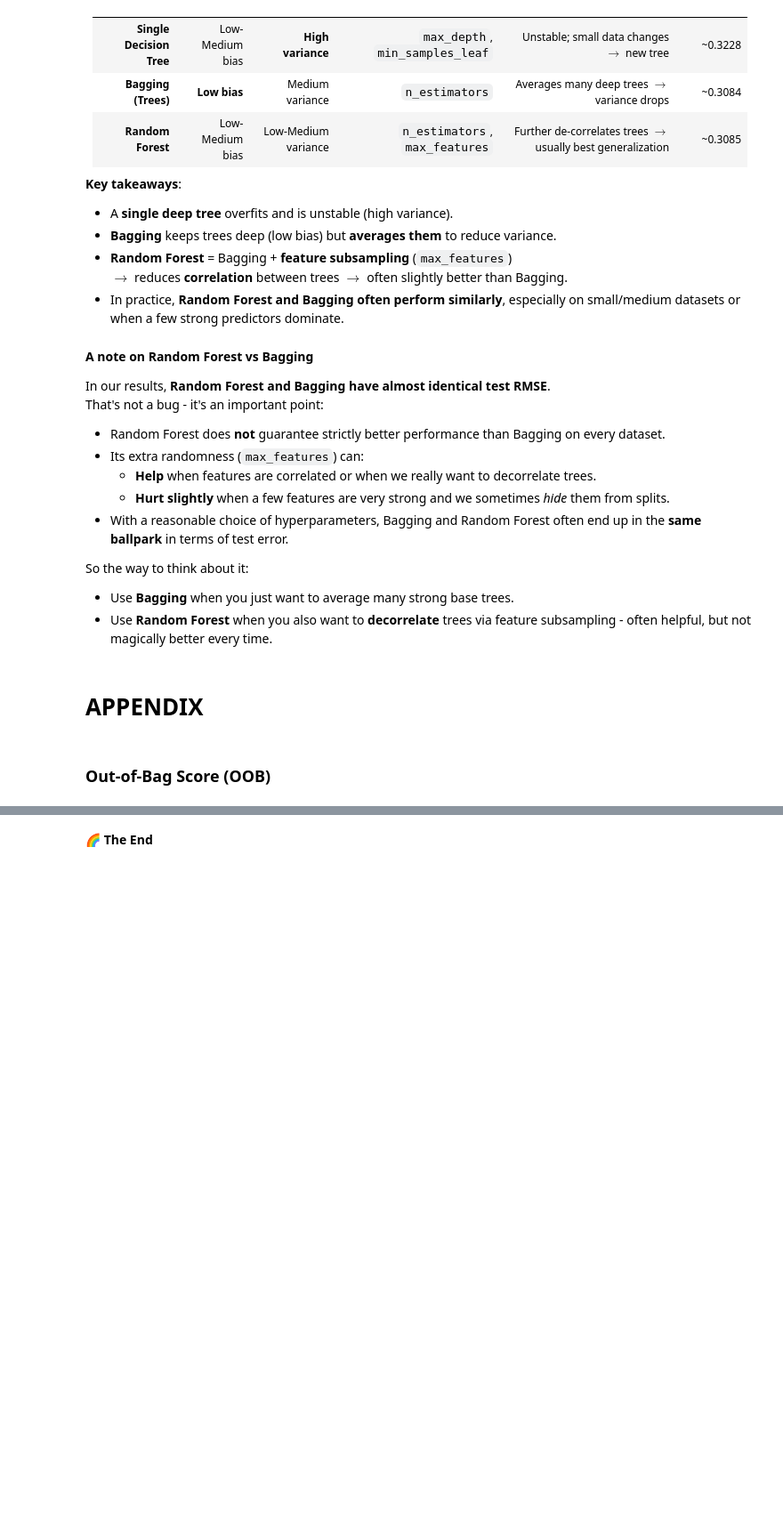
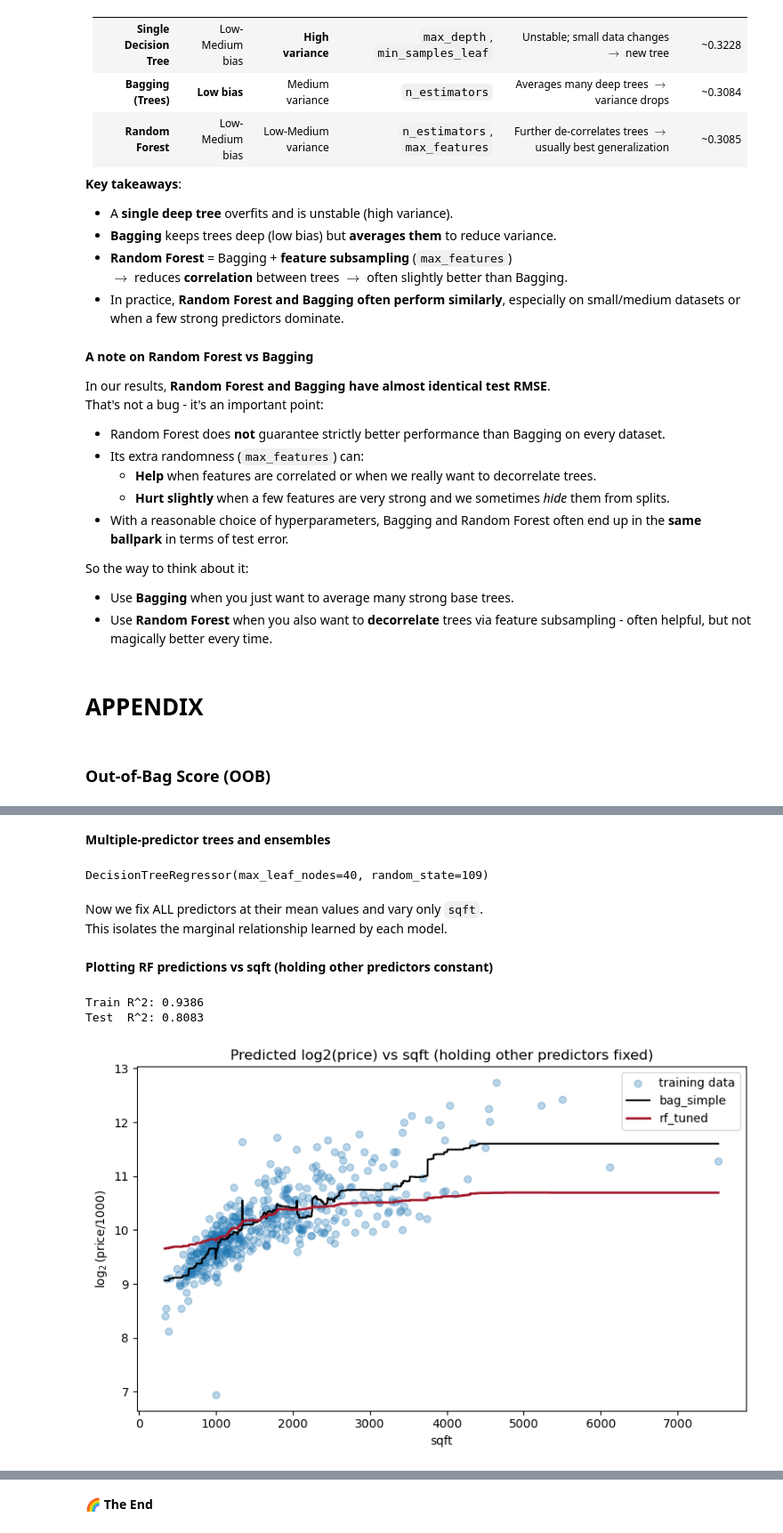
Before and after one commit to Harvard-CS1090A/2025-public, a Jupyter notebook: sec11/sec11_2025_solutions.ipynb, the cells around one changed output, grey strips where cells are left out. Shown at 89% size. Drawn from its saved outputs; the diff is of its cells as text; code cells hidden in the pictures; blank space fills up the shorter version.

```diff
--- a/sec11/sec11_2025_solutions.ipynb
+++ b/sec11/sec11_2025_solutions.ipynb
@@ -1349,0 +990,69 @@ LIME: https://github.com/marcotcr/lime
+# %% [markdown]
+**Multiple-predictor trees and ensembles**
+# %%
+# Well-tuned tree (assuming best_params defined via earlier GridSearch)
+dt3 = DecisionTreeRegressor(max_depth=3, random_state=109)
+dt3.fit(X_train, y_train)
+
+# "Tuned" tree: a moderately complex tree (hand-picked hyperparameter)
+dt_tuned = DecisionTreeRegressor(max_leaf_nodes=40, random_state=109)
+dt_tuned.fit(X_train, y_train)
+# %% [output]
+DecisionTreeRegressor(max_leaf_nodes=40, random_state=109)
+# %% [markdown]
+Now we fix ALL predictors at their mean values and vary only `sqft`.
+This isolates the marginal relationship learned by each model.
+# %% [markdown]
+**Plotting RF predictions vs sqft (holding other predictors constant)**
+# %%
+from sklearn.ensemble import RandomForestRegressor
+
+# "Tuned-ish" Random Forest for interpretation
+rf2 = RandomForestRegressor(
+    n_estimators=300,
+    max_features="sqrt",   # consider sqrt(J) features at each split
+    min_samples_split=5,   # a bit of regularization
+    random_state=109,
+    n_jobs=-1,
+)
+rf2.fit(X_train, y_train)
+
+print(f"Train R^2: {rf2.score(X_train, y_train):.4f}")
+print(f"Test  R^2: {rf2.score(X_test, y_test):.4f}")
+# %% [output]
+Train R^2: 0.9386
+Test  R^2: 0.8083
+# %%
+# Build a dataframe where all predictors = their mean, except sqft which varies
+means = X_train.mean(axis=0)  # Series of column means
+
+# Create a DataFrame with len(dummy_x) rows, each row = means
+means_df = pd.DataFrame(
+    np.repeat(means.values.reshape(1, -1), len(dummy_x), axis=0),
+    columns=X_train.columns,
+)
+
+# Now overwrite sqft with the dummy grid
+means_df["sqft"] = dummy_x
+
+# RF predictions using your tuned RF model (rf2 or rf_tuned)
+yhat_rf = rf2.predict(means_df)
+
+plt.figure(figsize=(8, 5))
+plt.scatter(X_train["sqft"], y_train, label="training data", alpha=0.3)
+plt.plot(
+    dummy_x,
+    bag_simple.predict(dummy_x.reshape(-1, 1)),
+    label="bag_simple",
+    color="black",
+)
+plt.plot(dummy_x, yhat_rf, label="rf_tuned", color="#A51C30", lw=2)
+
+plt.title("Predicted log2(price) vs sqft (holding other predictors fixed)")
+plt.xlabel("sqft")
+plt.ylabel(r"$\log_2(\text{price} / 1000)$")
+plt.legend()
+plt.tight_layout()
+plt.show()
+# %% [output]
+[figure, added]
```
Also changed, not shown: parts of 115 cells of this notebook, 2 other files.
